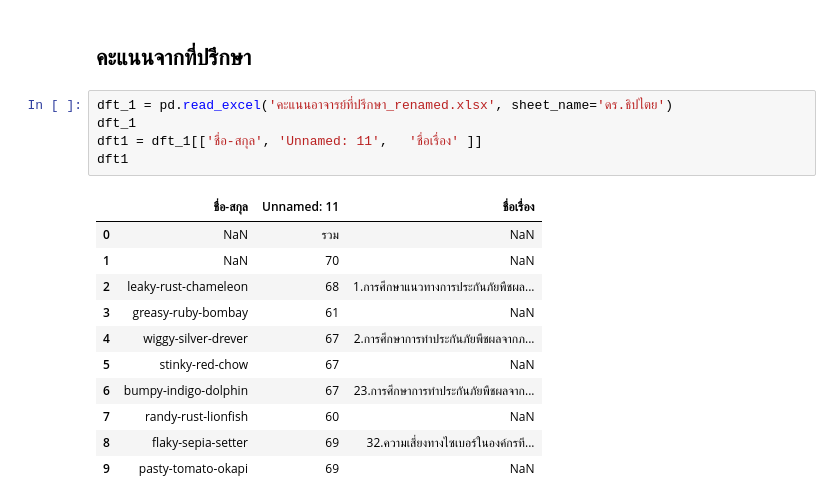
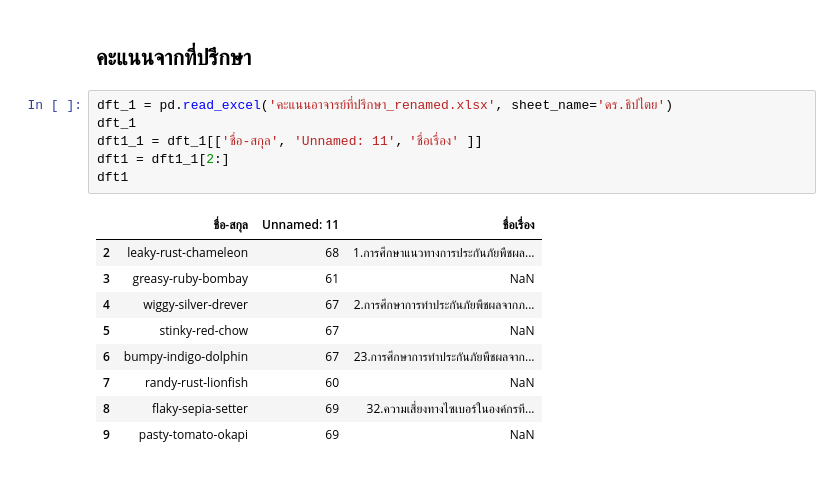
Before and after one commit to jiriyaporn/data_viz, a Jupyter notebook: DataViz_Midterm_2021.ipynb, the cells around one changed output. Cells and saved outputs as stored; diff of their text form.

```diff
--- a/DataViz_Midterm_2021.ipynb
+++ b/DataViz_Midterm_2021.ipynb
@@ -374,12 +431,11 @@ df9
 # %%
 dft_1 = pd.read_excel('คะแนนอาจารย์ที่ปรึกษา_renamed.xlsx', sheet_name='ดร.ธิปไตย')
 dft_1
-dft1 = dft_1[['ชื่อ-สกุล', 'Unnamed: 11',	'ชื่อเรื่อง' ]]
+dft1_1 = dft_1[['ชื่อ-สกุล', 'Unnamed: 11',	'ชื่อเรื่อง' ]]
+dft1 = dft1_1[2:]
 dft1
 # %% [output]
 |  | ชื่อ-สกุล | Unnamed: 11 | ชื่อเรื่อง |
-| 0 | NaN | รวม | NaN |
-| 1 | NaN | 70 | NaN |
 | 2 | leaky-rust-chameleon | 68 | 1.การศึกษาแนวทางการประกันภัยพืชผล... |
 | 3 | greasy-ruby-bombay | 61 | NaN |
 | 4 | wiggy-silver-drever | 67 | 2.การศึกษาการทำประกันภัยพืชผลจากภ... |
```
Also changed, not shown: parts of 30 cells of this notebook.
